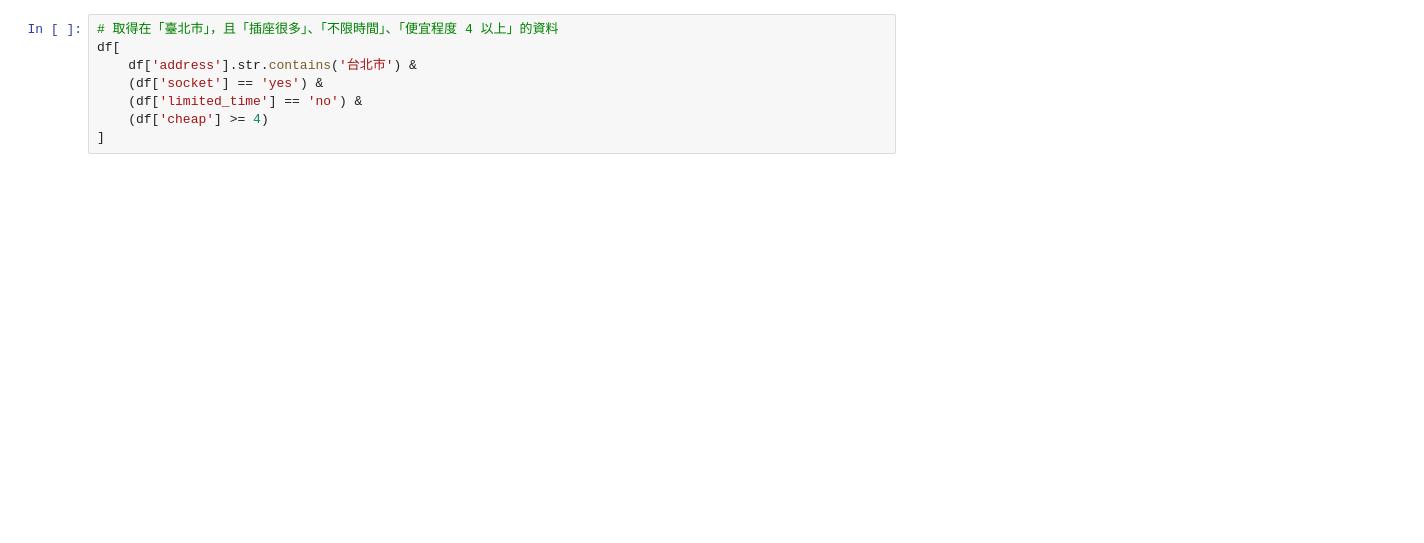
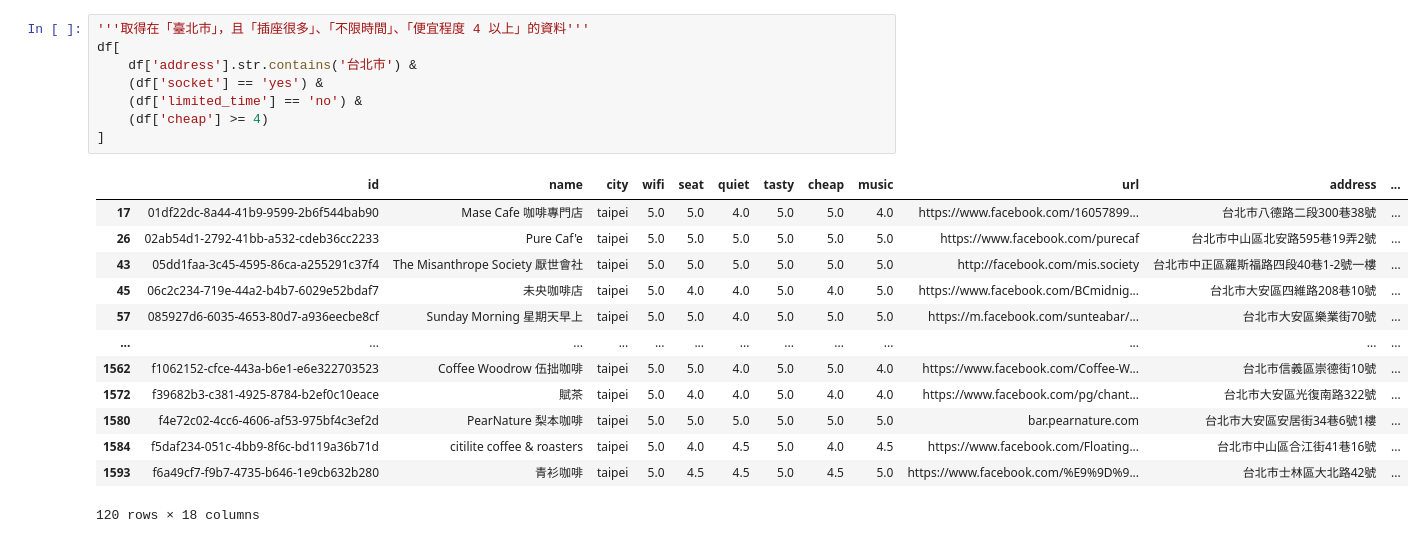
Before and after one commit to telunyang/python_data_analysis, a Jupyter notebook: cases/Cafe Nomad.ipynb, the cells around one changed output. Saved outputs shown, nothing was run; the diff lists cells and outputs as text; blank space fills up the shorter version.

```diff
--- a/cases/Cafe Nomad.ipynb
+++ b/cases/Cafe Nomad.ipynb
@@ -32,9 +131,23 @@ df[ df['address'].str.contains('台北市') & (df['socket'] == 'yes') & (df['lim
 # %%
-# 取得在「臺北市」，且「插座很多」、「不限時間」、「便宜程度 4 以上」的資料
+'''取得在「臺北市」，且「插座很多」、「不限時間」、「便宜程度 4 以上」的資料'''
 df[
     df['address'].str.contains('台北市') &
     (df['socket'] == 'yes') &
     (df['limited_time'] == 'no') &
     (df['cheap'] >= 4)
 ]
+# %% [output]
+|  | id | name | city | wifi | seat | quiet | tasty | cheap | music | url | address | ... |
+| 17 | 01df22dc-8a44-41b9-9599-2b6f544bab90 | Mase Cafe 咖啡專門店 | taipei | 5.0 | 5.0 | 4.0 | 5.0 | 5.0 | 4.0 | https://www.facebook.com/16057899... | 台北市八德路二段300巷38號 | ... |
+| 26 | 02ab54d1-2792-41bb-a532-cdeb36cc2233 | Pure Caf'e | taipei | 5.0 | 5.0 | 5.0 | 5.0 | 5.0 | 5.0 | https://www.facebook.com/purecaf | 台北市中山區北安路595巷19弄2號 | ... |
+| 43 | 05dd1faa-3c45-4595-86ca-a255291c37f4 | The Misanthrope Society 厭世會社 | taipei | 5.0 | 5.0 | 5.0 | 5.0 | 5.0 | 5.0 | http://facebook.com/mis.society | 台北市中正區羅斯福路四段40巷1-2號一樓 | ... |
+| 45 | 06c2c234-719e-44a2-b4b7-6029e52bdaf7 | 未央咖啡店 | taipei | 5.0 | 4.0 | 4.0 | 5.0 | 4.0 | 5.0 | https://www.facebook.com/BCmidnig... | 台北市大安區四維路208巷10號 | ... |
+| 57 | 085927d6-6035-4653-80d7-a936eecbe8cf | Sunday Morning 星期天早上 | taipei | 5.0 | 5.0 | 4.0 | 5.0 | 5.0 | 5.0 | https://m.facebook.com/sunteabar/... | 台北市大安區樂業街70號 | ... |
+| ... | ... | ... | ... | ... | ... | ... | ... | ... | ... | ... | ... | ... |
+| 1562 | f1062152-cfce-443a-b6e1-e6e322703523 | Coffee Woodrow 伍拙咖啡 | taipei | 5.0 | 5.0 | 4.0 | 5.0 | 5.0 | 4.0 | https://www.facebook.com/Coffee-W... | 台北市信義區崇德街10號 | ... |
+| 1572 | f39682b3-c381-4925-8784-b2ef0c10eace | 賦茶 | taipei | 5.0 | 4.0 | 4.0 | 5.0 | 4.0 | 4.0 | https://www.facebook.com/pg/chant... | 台北市大安區光復南路322號 | ... |
+| 1580 | f4e72c02-4cc6-4606-af53-975bf4c3ef2d | PearNature 梨本咖啡 | taipei | 5.0 | 5.0 | 5.0 | 5.0 | 5.0 | 5.0 | bar.pearnature.com | 台北市大安區安居街34巷6號1樓 | ... |
+| 1584 | f5daf234-051c-4bb9-8f6c-bd119a36b71d | citilite coffee & roasters | taipei | 5.0 | 4.0 | 4.5 | 5.0 | 4.0 | 4.5 | https://www.facebook.com/Floating... | 台北市中山區合江街41巷16號 | ... |
+| 1593 | f6a49cf7-f9b7-4735-b646-1e9cb632b280 | 青衫咖啡 | taipei | 5.0 | 4.5 | 4.5 | 5.0 | 4.5 | 5.0 | https://www.facebook.com/%E9%9D%9... | 台北市士林區大北路42號 | ... |
+120 rows × 18 columns
 # %%
```
Also changed, not shown: parts of 21 cells of this notebook, 1 other file.
